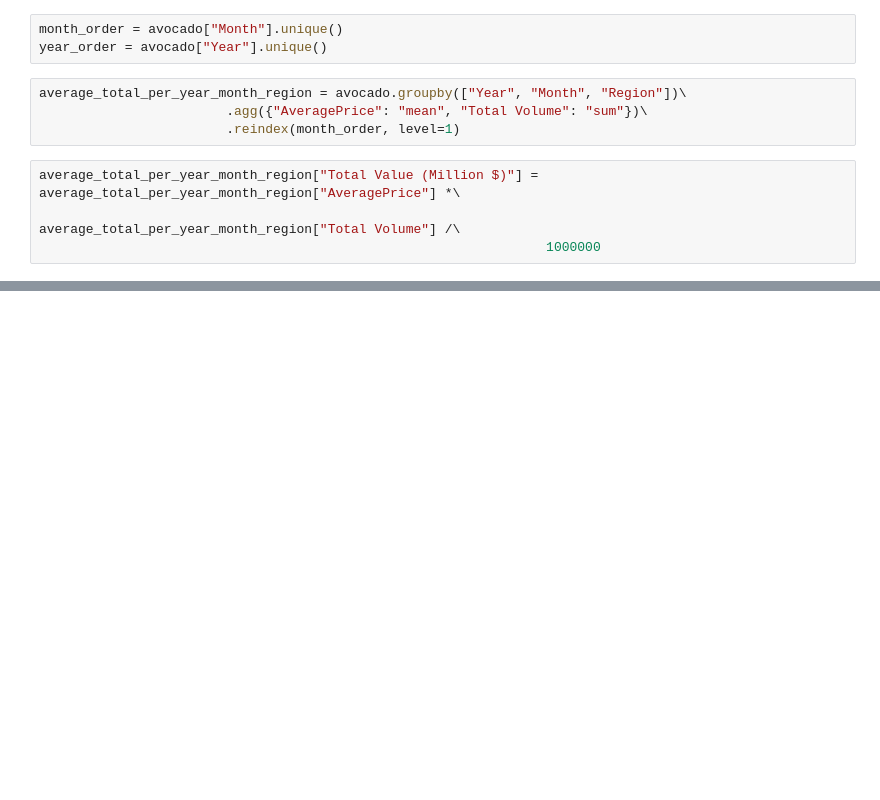
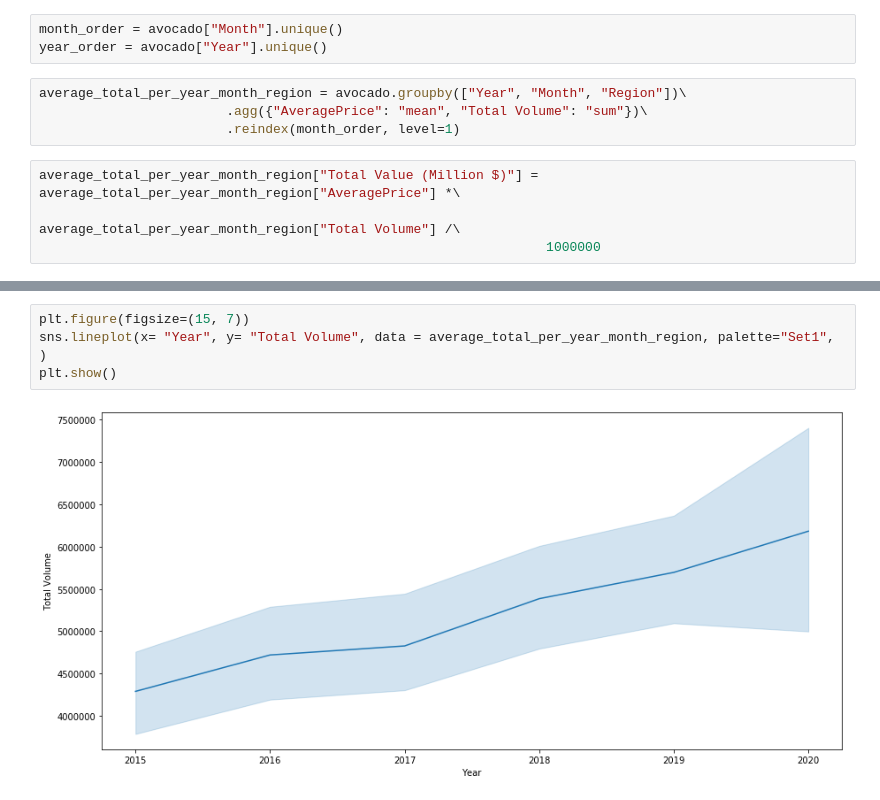
Before and after one commit to SoroushGhaderi/avocado_prices_data_analysis_machine_learning, a Jupyter notebook: avocado_data_analysis.ipynb, the cells around one changed output, grey strips where cells are left out. Cells and saved outputs as stored; diff of their text form; blank space fills up the shorter version.

Commit message:
lineplot

```diff
--- a/avocado_data_analysis.ipynb
+++ b/avocado_data_analysis.ipynb
@@ -55,0 +58,6 @@ average_total_per_year_month_region
+# %%
+plt.figure(figsize=(15, 7))
+sns.lineplot(x= "Year", y= "Total Volume", data = average_total_per_year_month_region, palette="Set1", )
+plt.show()
+# %% [output]
+[figure, added]
```
Also changed, not shown: parts of 4 cells of this notebook.
